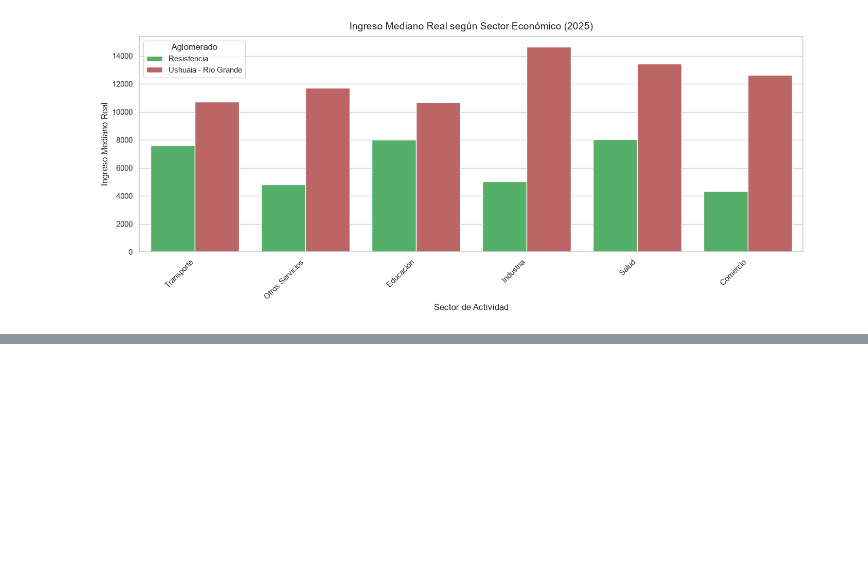
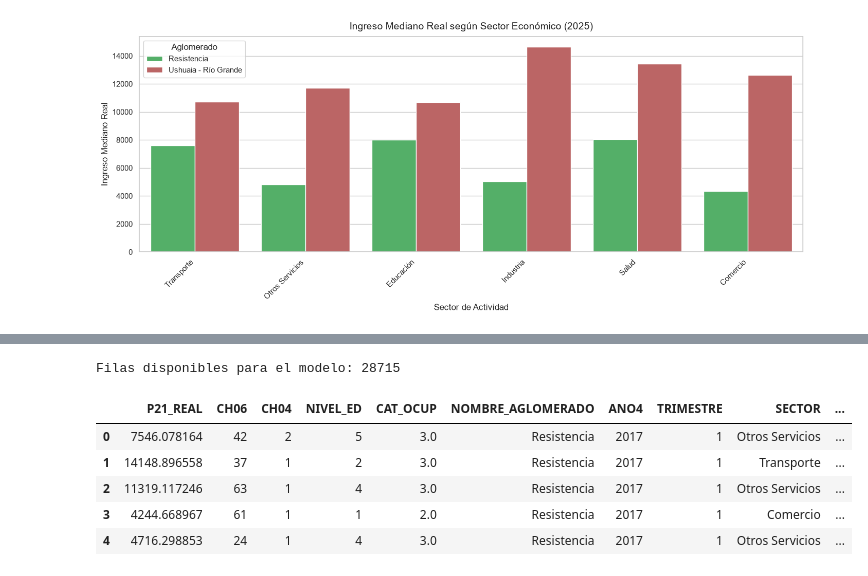
Before and after one commit to HernanSasdelli/Analisis_datos_py, a Jupyter notebook: notebooks/TP_Análisis.ipynb, the cells around one changed output, grey strips where cells are left out. Cells and saved outputs as stored; diff of their text form; code cells hidden in the pictures; blank space fills up the shorter version.

```diff
--- a/notebooks/TP_Análisis.ipynb
+++ b/notebooks/TP_Análisis.ipynb
@@ -1084,0 +1110,53 @@ plt.show()
+# %%
+# =========================
+# PREPARACIÓN DE BASE PARA EL MODELO
+# =========================
+
+# Reutilizamos las funciones ya definidas anteriormente:
+# obtener_sector()
+# obtener_calificacion()
+
+df_modelo["SECTOR"] = df_modelo["PP04B_COD"].apply(obtener_sector)
+df_modelo["CALIFICACION"] = df_modelo["PP04D_COD"].apply(obtener_calificacion)
+
+columnas_modelo = [
+    "P21_REAL",
+    "CH06",
+    "CH04",
+    "NIVEL_ED",
+    "NOMBRE_AGLOMERADO",
+    "ANO4",
+    "TRIMESTRE",
+    "SECTOR",
+    "CALIFICACION",
+    "PONDERA"
+]
+
+base_modelo = df_modelo[columnas_modelo].copy()
+
+# Conversión de variables numéricas
+base_modelo["P21_REAL"] = pd.to_numeric(base_modelo["P21_REAL"], errors="coerce")
+base_modelo["CH06"] = pd.to_numeric(base_modelo["CH06"], errors="coerce")
+base_modelo["CH04"] = pd.to_numeric(base_modelo["CH04"], errors="coerce")
+base_modelo["NIVEL_ED"] = pd.to_numeric(base_modelo["NIVEL_ED"], errors="coerce")
+base_modelo["ANO4"] = pd.to_numeric(base_modelo["ANO4"], errors="coerce")
+base_modelo["TRIMESTRE"] = pd.to_numeric(base_modelo["TRIMESTRE"], errors="coerce")
+base_modelo["PONDERA"] = pd.to_numeric(base_modelo["PONDERA"], errors="coerce")
+
+# Eliminamos registros sin datos suficientes
+base_modelo = base_modelo.dropna().copy()
+
+# El modelo se entrena solo con ingresos reales válidos y positivos
+base_modelo = base_modelo[base_modelo["P21_REAL"] > 0].copy()
+
+print("Filas disponibles para el modelo:", len(base_modelo))
+
+base_modelo.head()
+# %% [output]
+Filas disponibles para el modelo: 28715
+|  | P21_REAL | CH06 | CH04 | NIVEL_ED | CAT_OCUP | NOMBRE_AGLOMERADO | ANO4 | TRIMESTRE | SECTOR | ... |
+| 0 | 7546.078164 | 42 | 2 | 5 | 3.0 | Resistencia | 2017 | 1 | Otros Servicios | ... |
+| 1 | 14148.896558 | 37 | 1 | 2 | 3.0 | Resistencia | 2017 | 1 | Transporte | ... |
+| 2 | 11319.117246 | 63 | 1 | 4 | 3.0 | Resistencia | 2017 | 1 | Otros Servicios | ... |
+| 3 | 4244.668967 | 61 | 1 | 1 | 2.0 | Resistencia | 2017 | 1 | Comercio | ... |
+| 4 | 4716.298853 | 24 | 1 | 4 | 3.0 | Resistencia | 2017 | 1 | Otros Servicios | ... |
```
Also changed, not shown: parts of 5 cells of this notebook.
